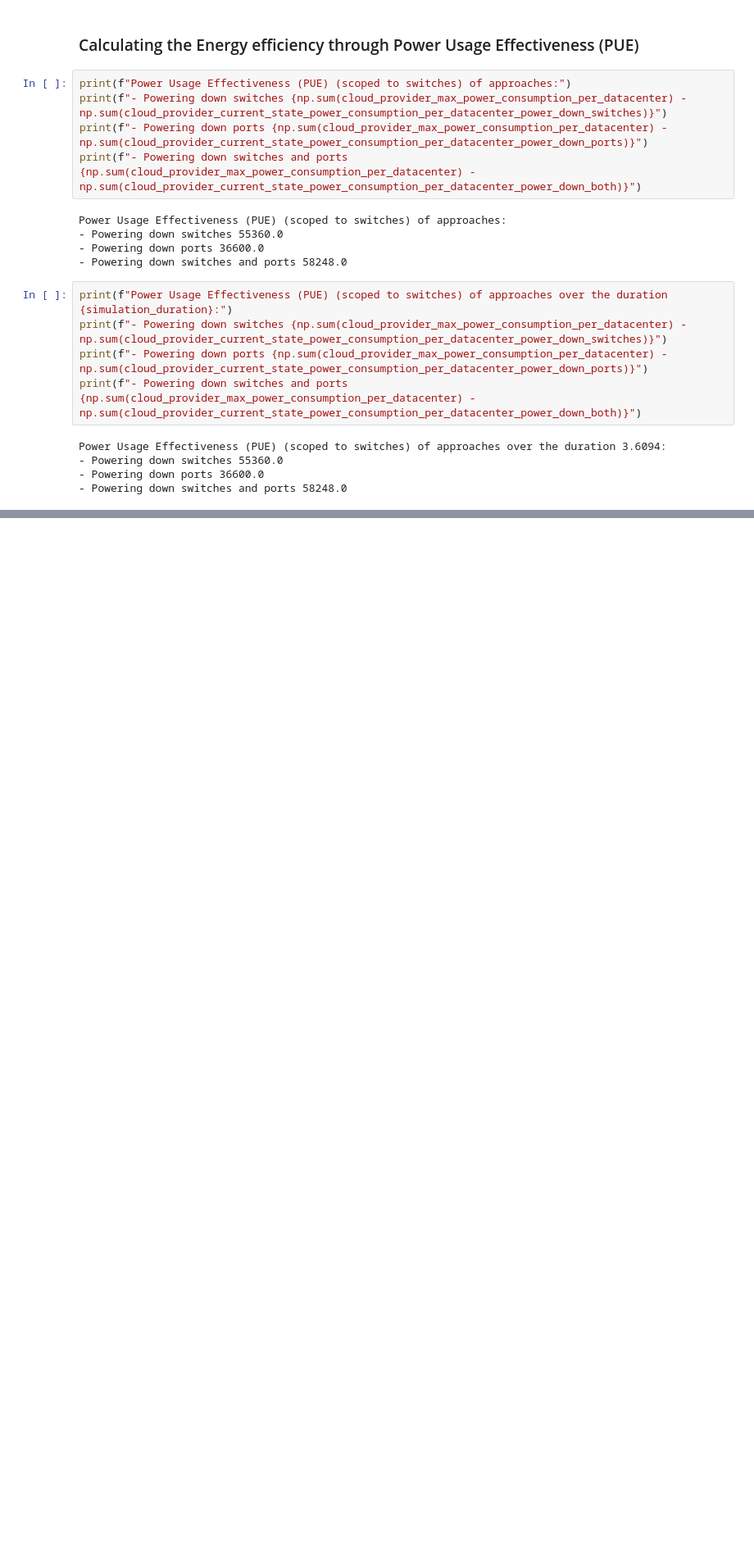
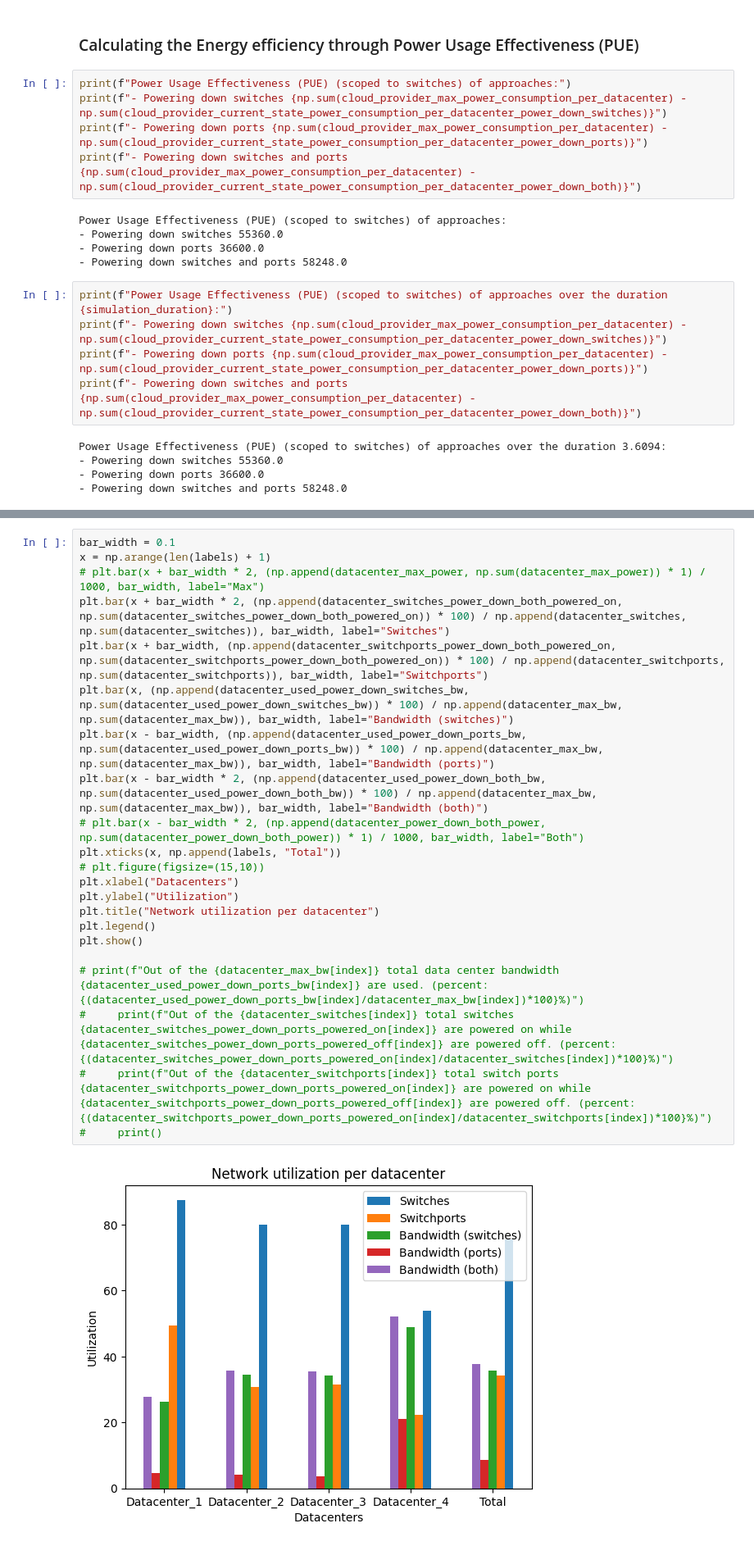
Before and after one commit to KhalidAFarah/cloud-energy-efficiency, a Jupyter notebook: evaluation/network_utilization.ipynb, the cells around one changed output, grey strips where cells are left out. Shown at 82% size. Saved outputs shown, nothing was run; the diff lists cells and outputs as text; blank space fills up the shorter version.

```diff
--- a/evaluation/network_utilization.ipynb
+++ b/evaluation/network_utilization.ipynb
@@ -1192,0 +1210,24 @@ Power Usage Effectiveness (PUE) (scoped to switches) of approaches over the dura
+# %%
+bar_width = 0.1
+x = np.arange(len(labels) + 1)
+# plt.bar(x + bar_width * 2, (np.append(datacenter_max_power, np.sum(datacenter_max_power)) * 1) / 1000, bar_width, label="Max")
+plt.bar(x + bar_width * 2, (np.append(datacenter_switches_power_down_both_powered_on, np.sum(datacenter_switches_power_down_both_powered_on)) * 100) / np.append(datacenter_switches, np.sum(datacenter_switches)), bar_width, label="Switches")
+plt.bar(x + bar_width, (np.append(datacenter_switchports_power_down_both_powered_on, np.sum(datacenter_switchports_power_down_both_powered_on)) * 100) / np.append(datacenter_switchports, np.sum(datacenter_switchports)), bar_width, label="Switchports")
+plt.bar(x, (np.append(datacenter_used_power_down_switches_bw, np.sum(datacenter_used_power_down_switches_bw)) * 100) / np.append(datacenter_max_bw, np.sum(datacenter_max_bw)), bar_width, label="Bandwidth (switches)")
+plt.bar(x - bar_width, (np.append(datacenter_used_power_down_ports_bw, np.sum(datacenter_used_power_down_ports_bw)) * 100) / np.append(datacenter_max_bw, np.sum(datacenter_max_bw)), bar_width, label="Bandwidth (ports)")
+plt.bar(x - bar_width * 2, (np.append(datacenter_used_power_down_both_bw, np.sum(datacenter_used_power_down_both_bw)) * 100) / np.append(datacenter_max_bw, np.sum(datacenter_max_bw)), bar_width, label="Bandwidth (both)")
+# plt.bar(x - bar_width * 2, (np.append(datacenter_power_down_both_power, np.sum(datacenter_power_down_both_power)) * 1) / 1000, bar_width, label="Both")
+plt.xticks(x, np.append(labels, "Total"))
+# plt.figure(figsize=(15,10))
+plt.xlabel("Datacenters")
+plt.ylabel("Utilization")
+plt.title("Network utilization per datacenter")
+plt.legend()
+plt.show()
+
+# print(f"Out of the {datacenter_max_bw[index]} total data center bandwidth {datacenter_used_power_down_ports_bw[index]} are used. (percent: {(datacenter_used_power_down_ports_bw[index]/datacenter_max_bw[index])*100}%)")
+#     print(f"Out of the {datacenter_switches[index]} total switches {datacenter_switches_power_down_ports_powered_on[index]} are powered on while {datacenter_switches_power_down_ports_powered_off[index]} are powered off. (percent: {(datacenter_switches_power_down_ports_powered_on[index]/datacenter_switches[index])*100}%)")
+#     print(f"Out of the {datacenter_switchports[index]} total switch ports {datacenter_switchports_power_down_ports_powered_on[index]} are powered on while {datacenter_switchports_power_down_ports_powered_off[index]} are powered off. (percent: {(datacenter_switchports_power_down_ports_powered_on[index]/datacenter_switchports[index])*100}%)")
+#     print()
+# %% [output]
+[figure, added]
```
Also changed, not shown: parts of 1 cell of this notebook, 2 other files.
